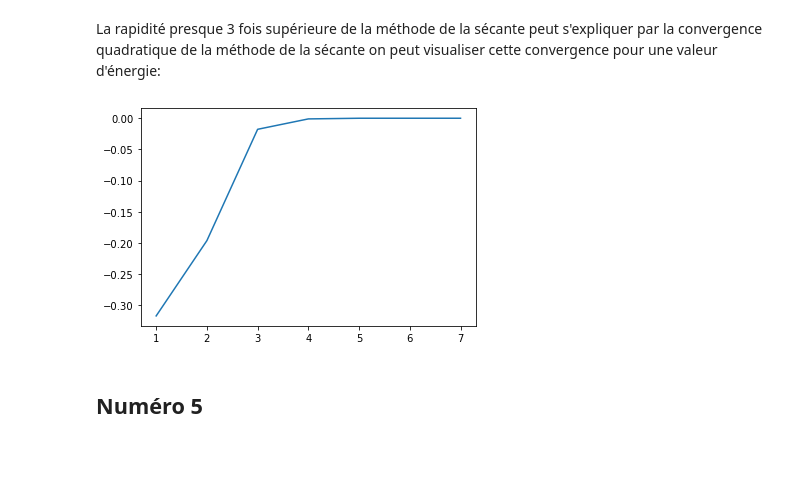
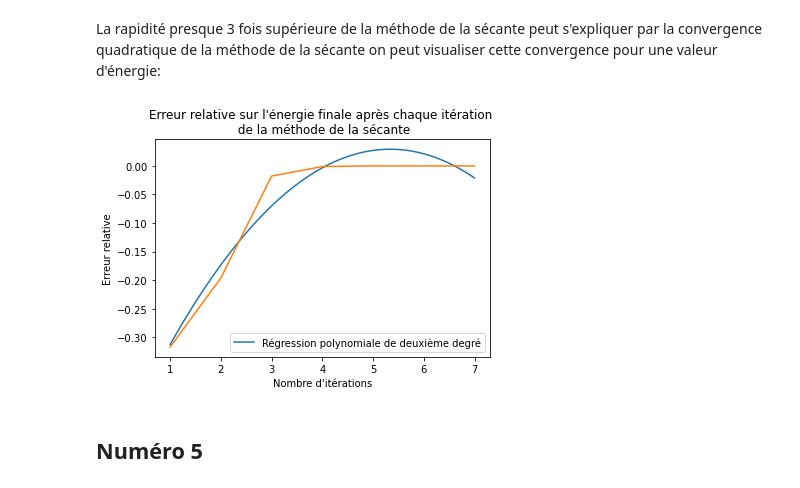
Before and after one commit to essheh/PHYZ_NUM, a Jupyter notebook: TP2/TP2_Boissinnot_Gaudreault_LessardH.ipynb, the cells around one changed output. Saved outputs shown, nothing was run; the diff lists cells and outputs as text; code cells hidden in the pictures; blank space fills up the shorter version.

```diff
--- a/TP2/TP2_Boissinnot_Gaudreault_LessardH.ipynb
+++ b/TP2/TP2_Boissinnot_Gaudreault_LessardH.ipynb
@@ -188,35 +188,46 @@ def secant_convergence(n, gamma):
     return: The energy value after each iteration of the secant method
     """
     accuracy = 10e-08 #The accuracy of energy we're looking for
     energy_iteration = [] #The list of energy after each iteration
 
     def f(epsilon, n): # function that return the value of the function in the equation (3)
         func = lambda x: (epsilon - LJP(x))**0.5 # The function to integrate, i.e., (E - V(x))**(1/2)
         integral = lambda epsilon: integrate.quad(func, a = turning_points(epsilon)[0], b = turning_points(epsilon)[1])[0] #the integral at the turning_points
         return integral(epsilon) - (n+0.5)*pi/gamma
 
     #Initial values of the secant method
     x1 = -0.9999999
     x2 = -0.0000001
         # From here we start the secant method
     while abs(x2 - x1) > accuracy:
         x3 = x2 - f(x2, n) * (x2 - x1) / float(f(x2, n) - f(x1, n))
         x1, x2 = x2, x3
         energy_iteration.append(x3) #Each energy iteration
 
     return energy_iteration
 
 rel_error = []
 iteration = []
 
-for i in range(len(secant_convergence(5, 150))):
+for i in range(len(secant_convergence(3, 150))):
     rel_error.append(abs(secant_convergence(5, 150)[i] - secant_convergence(5, 150)[-1])/secant_convergence(5, 150)[-1])
     iteration.append(i+1)
 
+
+
+z = np.polyfit(iteration, rel_error, 2)
+p = np.poly1d(z)
+x = np.linspace(1, 7, 100)
+
+plt.plot(x, p(x), label = "Régression polynomiale de deuxième degré")
 plt.plot(iteration, rel_error)
+plt.xlabel("Nombre d'itérations")
+plt.ylabel("Erreur relative")
+plt.title("Erreur relative sur l'énergie finale après chaque itération \n de la méthode de la sécante")
+plt.legend()
 plt.show()
 # %% [output]
-[figure, old version]
+[figure, new version]
 # %% [markdown]
 ## Numéro 5
 # %%
```
Also changed, not shown: parts of 2 cells of this notebook.
